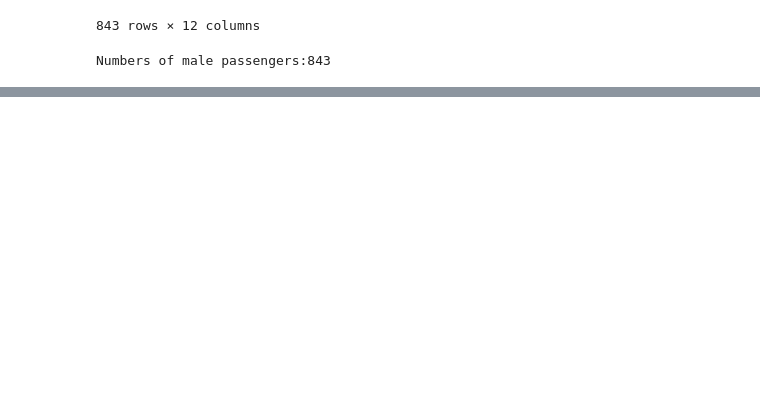
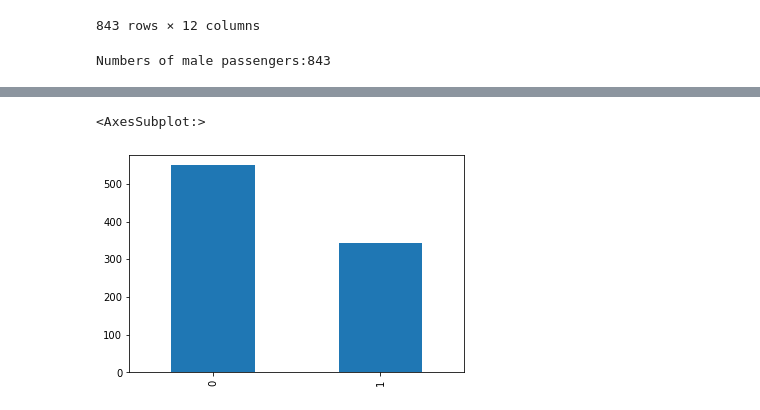
Before and after one commit to gbolahanolumade/Visual, a Jupyter notebook: Visual.ipynb, the cells around one changed output, grey strips where cells are left out. Saved outputs shown, nothing was run; the diff lists cells and outputs as text; code cells hidden in the pictures; blank space fills up the shorter version.

```diff
--- a/Visual.ipynb
+++ b/Visual.ipynb
@@ -201,0 +262,5 @@ SyntaxError: unexpected EOF while parsing (<ipython-input-45-c44c5995869a>, line
+# %%
+df[df.Survived != -888].Survived.value_counts().plot(kind='bar')
+# %% [output]
+<AxesSubplot:>
+[figure, added]
```
Also changed, not shown: parts of 14 cells of this notebook.
